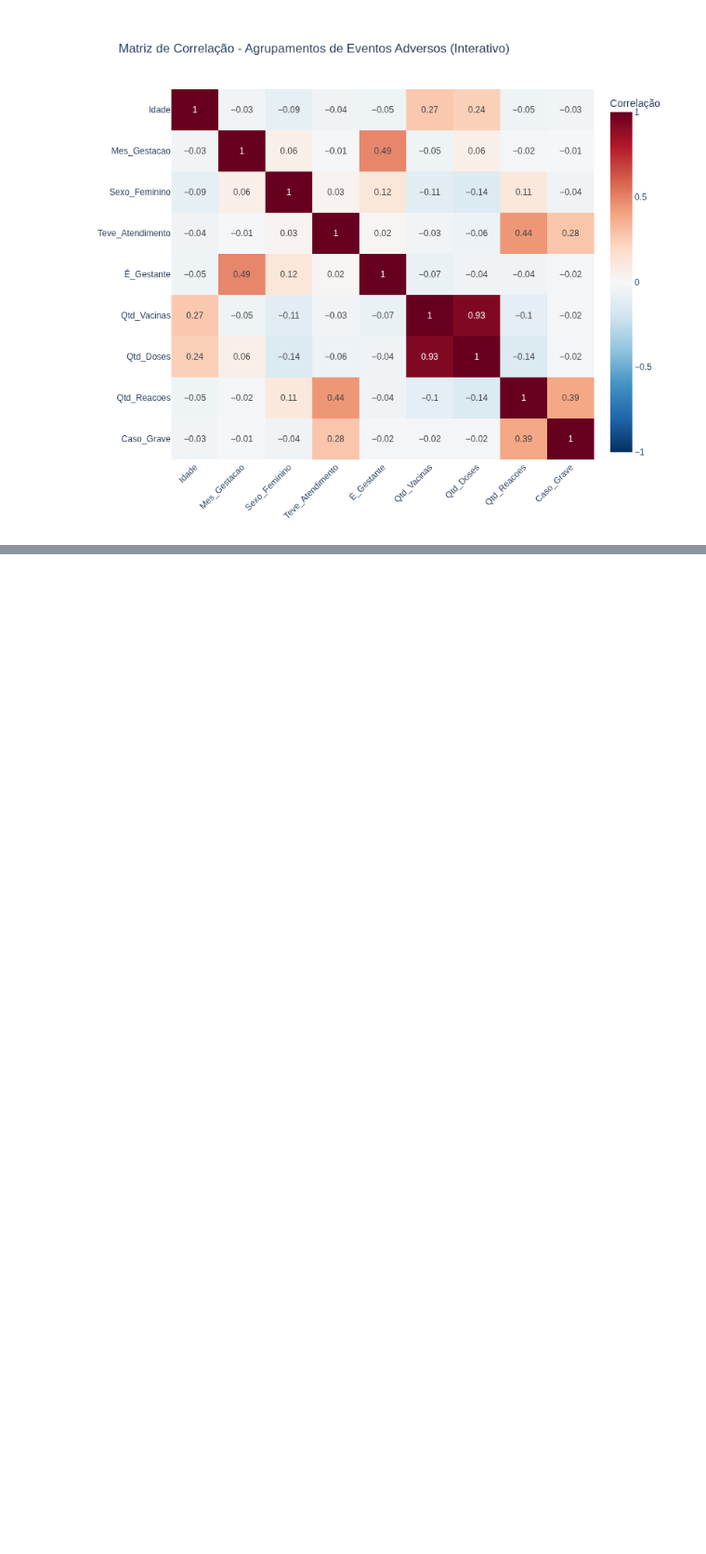
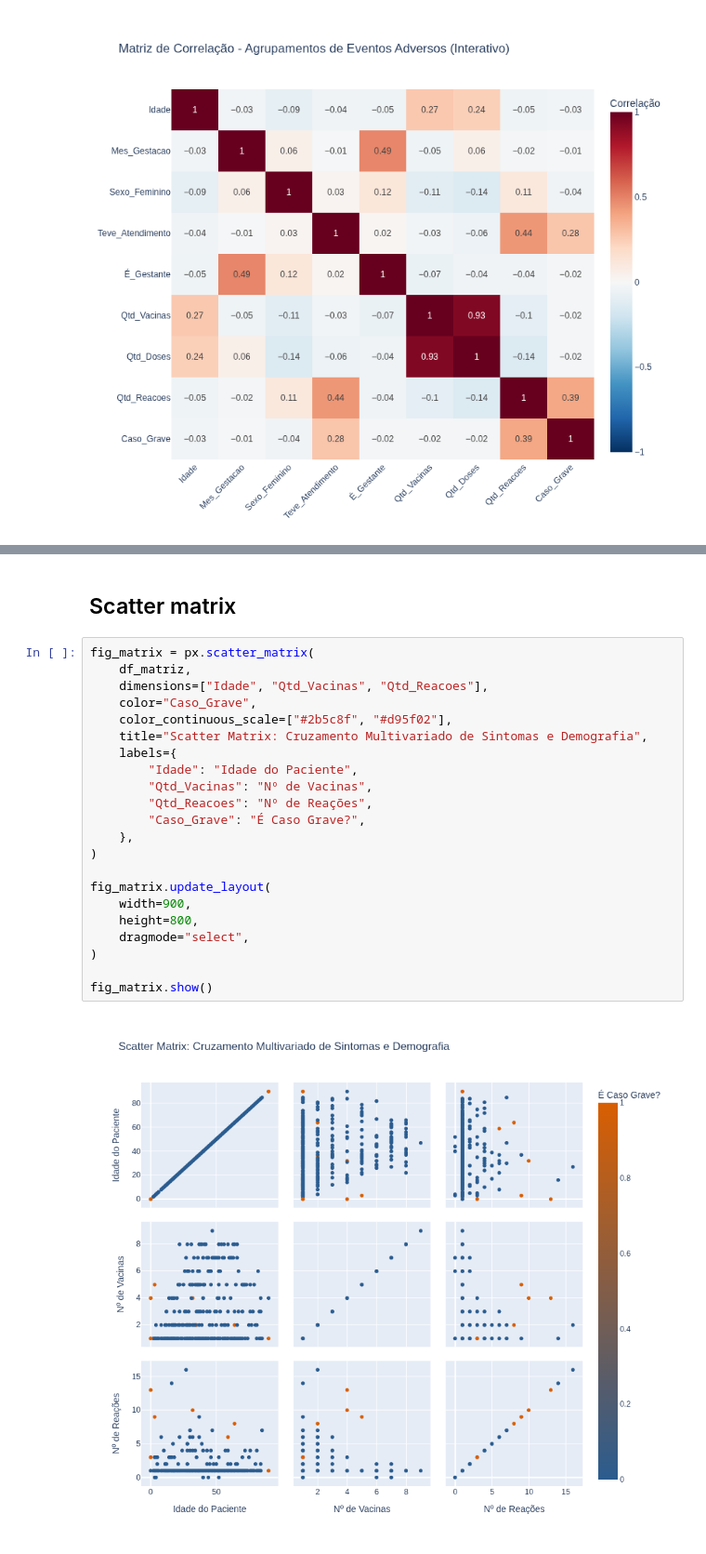
Before and after one commit to julioSantos-sys/GrupoEnsino-UEG, a Jupyter notebook: src/main.ipynb, the cells around one changed output, grey strips where cells are left out. Shown at 93% size. Cells and saved outputs as stored; diff of their text form; blank space fills up the shorter version.

Commit message:
Graficos scatter matrix

```diff
--- a/src/main.ipynb
+++ b/src/main.ipynb
@@ -512,0 +513,26 @@ Teve_Atendimento vs Caso_Grave (0.28): Correlação positiva de fraca a moderada
+# %% [markdown]
+## Scatter matrix
+# %%
+fig_matrix = px.scatter_matrix(
+    df_matriz,
+    dimensions=["Idade", "Qtd_Vacinas", "Qtd_Reacoes"],
+    color="Caso_Grave",
+    color_continuous_scale=["#2b5c8f", "#d95f02"],
+    title="Scatter Matrix: Cruzamento Multivariado de Sintomas e Demografia",
+    labels={
+        "Idade": "Idade do Paciente",
+        "Qtd_Vacinas": "Nº de Vacinas",
+        "Qtd_Reacoes": "Nº de Reações",
+        "Caso_Grave": "É Caso Grave?",
+    },
+)
+
+fig_matrix.update_layout(
+    width=900,
+    height=800,
+    dragmode="select",
+)
+
+fig_matrix.show()
+# %% [output]
+[figure, added]
```
Also changed, not shown: parts of 2 cells of this notebook.
